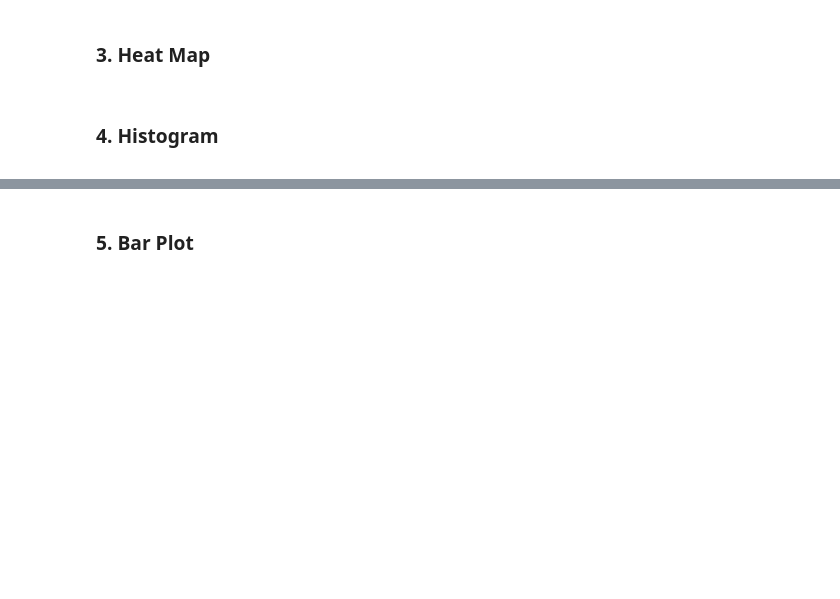
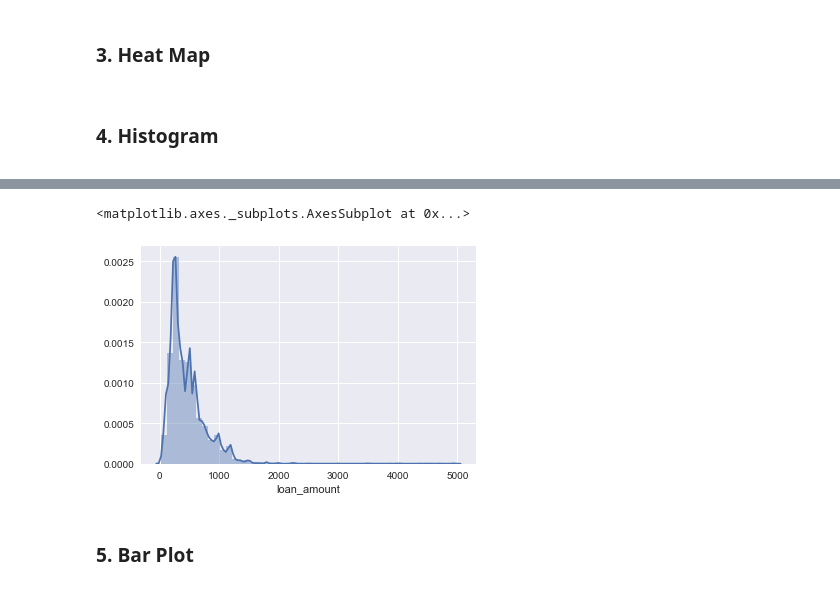
Before and after one commit to DeltaAnalytics/machine_learning_for_good, a Jupyter notebook: module_1_descriptive_statistics/1_3_exploratory_data_analysis.ipynb, the cells around one changed output, grey strips where cells are left out. Drawn from its saved outputs; the diff is of its cells as text; code cells hidden in the pictures; blank space fills up the shorter version.

```diff
--- a/module_1_descriptive_statistics/1_3_exploratory_data_analysis.ipynb
+++ b/module_1_descriptive_statistics/1_3_exploratory_data_analysis.ipynb
@@ -107,3 +112,10 @@ Furthermore, and quite important, we notice loan amount and terms.loan_amount lo
+# %%
+# Let's just look at those under 5K
+small_loans_df = df[(df['loan_amount'] < 5000)]
+sns.distplot(small_loans_df['loan_amount'])
+# %% [output]
+<matplotlib.axes._subplots.AxesSubplot at 0x...>
+[figure, added]
 # %% [markdown]
 ### 5. Bar Plot
 <a id='barplot'></a>
```
Also changed, not shown: parts of 3 cells of this notebook.
